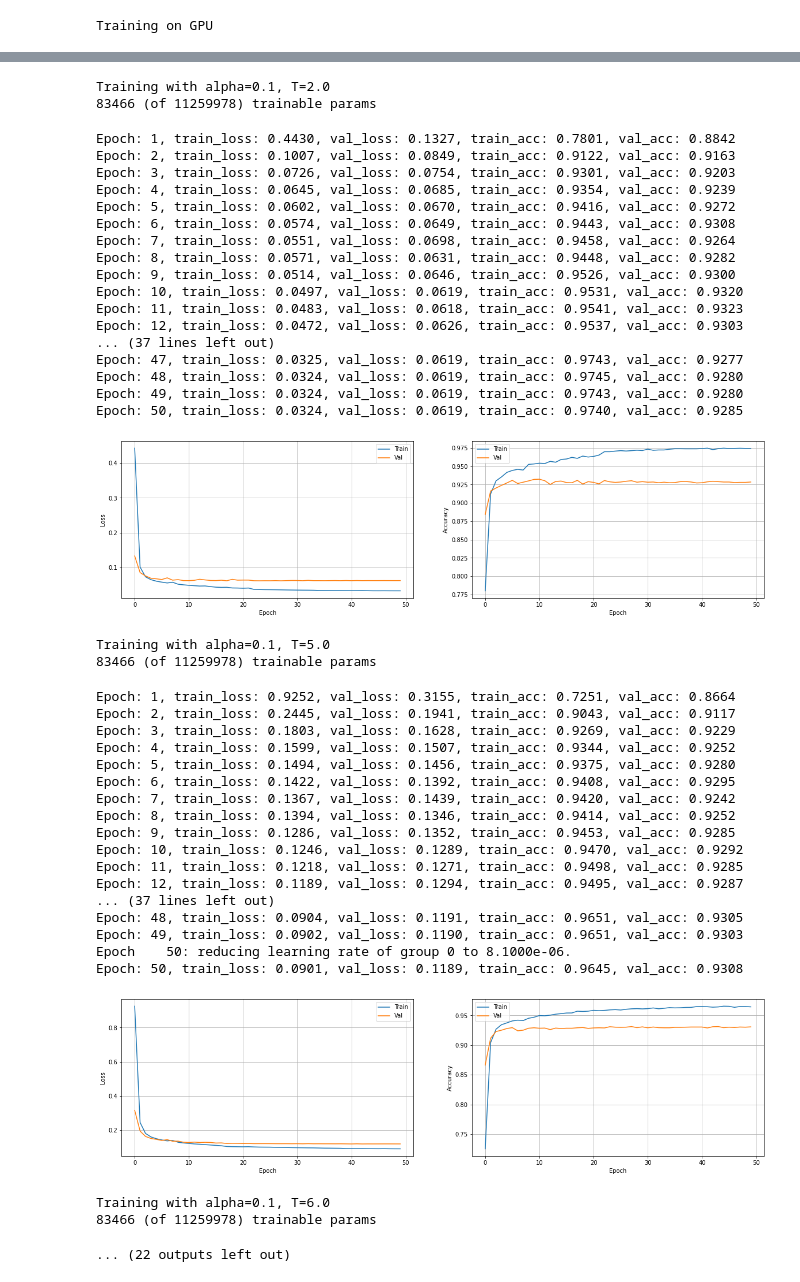
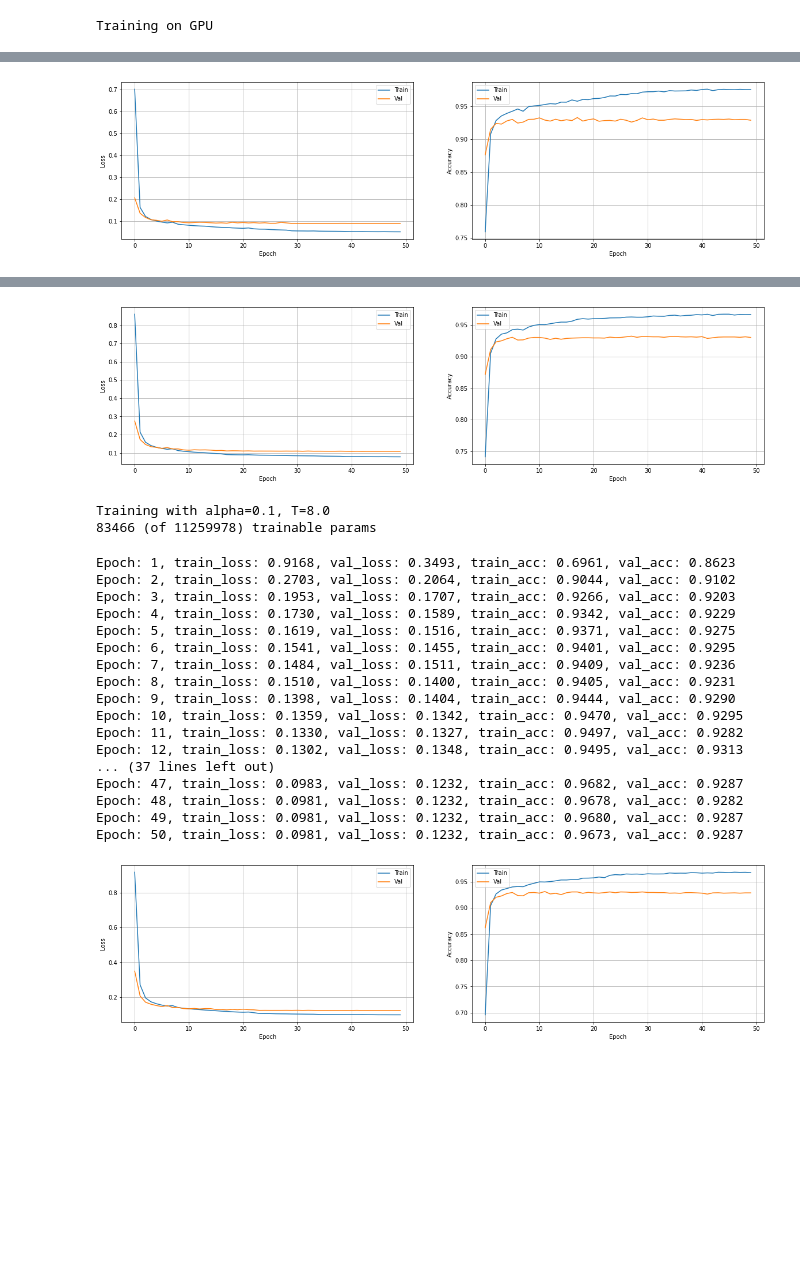
Before and after one commit to stdereka/knowledge-distillation, a Jupyter notebook: experiments.ipynb, the cells around one changed output, grey strips where cells are left out. Drawn from its saved outputs; the diff is of its cells as text; code cells hidden in the pictures; blank space fills up the shorter version.

Commit message:
Experiment T [3.0, 4.0, 8.0] alpha 0.1 resnet18 <- resnet101

```diff
--- a/experiments.ipynb
+++ b/experiments.ipynb
@@ -178,6 +111,6 @@ OOF accuracy score: 0.9591135734072023
 # %%
-alphas =  [0.1, 0.5] # [0.01, 0.05, 0.1, 0.15, 0.2, 0.5]
-temperatures = [1.0, 2.0, 5.0, 6.0, 7.0, 10.0]
+alphas =  [0.1] # [0.01, 0.05, 0.1, 0.15, 0.2, 0.5]
+temperatures = [3.0, 4.0, 8.0] # [1.0, 2.0, 5.0, 6.0, 7.0, 10.0]
 os.makedirs("./experiments/hyperparams", exist_ok=True)
 
 for alpha, t in product(alphas, temperatures):
@@ -199,0 +150 @@ Downloading: "https://download.pytorch.org/models/resnet18-5c106cde.pth" to /roo
+[figure, new version]
@@ -219,46 +170,24 @@ Epoch: 50, train_loss: 0.0136, val_loss: 0.0388, train_acc: 0.9802, val_acc: 0.9
+[figure, new version]
-Training with alpha=0.1, T=2.0
+Training with alpha=0.1, T=8.0
 83466 (of 11259978) trainable params
-Epoch: 1, train_loss: 0.4430, val_loss: 0.1327, train_acc: 0.7801, val_acc: 0.8842
-Epoch: 2, train_loss: 0.1007, val_loss: 0.0849, train_acc: 0.9122, val_acc: 0.9163
-Epoch: 3, train_loss: 0.0726, val_loss: 0.0754, train_acc: 0.9301, val_acc: 0.9203
-Epoch: 4, train_loss: 0.0645, val_loss: 0.0685, train_acc: 0.9354, val_acc: 0.9239
-Epoch: 5, train_loss: 0.0602, val_loss: 0.0670, train_acc: 0.9416, val_acc: 0.9272
-Epoch: 6, train_loss: 0.0574, val_loss: 0.0649, train_acc: 0.9443, val_acc: 0.9308
-Epoch: 7, train_loss: 0.0551, val_loss: 0.0698, train_acc: 0.9458, val_acc: 0.9264
-Epoch: 8, train_loss: 0.0571, val_loss: 0.0631, train_acc: 0.9448, val_acc: 0.9282
-Epoch: 9, train_loss: 0.0514, val_loss: 0.0646, train_acc: 0.9526, val_acc: 0.9300
-Epoch: 10, train_loss: 0.0497, val_loss: 0.0619, train_acc: 0.9531, val_acc: 0.9320
-Epoch: 11, train_loss: 0.0483, val_loss: 0.0618, train_acc: 0.9541, val_acc: 0.9323
-Epoch: 12, train_loss: 0.0472, val_loss: 0.0626, train_acc: 0.9537, val_acc: 0.9303
+Epoch: 1, train_loss: 0.9168, val_loss: 0.3493, train_acc: 0.6961, val_acc: 0.8623
+Epoch: 2, train_loss: 0.2703, val_loss: 0.2064, train_acc: 0.9044, val_acc: 0.9102
+Epoch: 3, train_loss: 0.1953, val_loss: 0.1707, train_acc: 0.9266, val_acc: 0.9203
+Epoch: 4, train_loss: 0.1730, val_loss: 0.1589, train_acc: 0.9342, val_acc: 0.9229
+Epoch: 5, train_loss: 0.1619, val_loss: 0.1516, train_acc: 0.9371, val_acc: 0.9275
+Epoch: 6, train_loss: 0.1541, val_loss: 0.1455, train_acc: 0.9401, val_acc: 0.9295
+Epoch: 7, train_loss: 0.1484, val_loss: 0.1511, train_acc: 0.9409, val_acc: 0.9236
+Epoch: 8, train_loss: 0.1510, val_loss: 0.1400, train_acc: 0.9405, val_acc: 0.9231
+Epoch: 9, train_loss: 0.1398, val_loss: 0.1404, train_acc: 0.9444, val_acc: 0.9290
+Epoch: 10, train_loss: 0.1359, val_loss: 0.1342, train_acc: 0.9470, val_acc: 0.9295
+Epoch: 11, train_loss: 0.1330, val_loss: 0.1327, train_acc: 0.9497, val_acc: 0.9282
+Epoch: 12, train_loss: 0.1302, val_loss: 0.1348, train_acc: 0.9495, val_acc: 0.9313
 ... (37 lines left out)
-Epoch: 47, train_loss: 0.0325, val_loss: 0.0619, train_acc: 0.9743, val_acc: 0.9277
-Epoch: 48, train_loss: 0.0324, val_loss: 0.0619, train_acc: 0.9745, val_acc: 0.9280
-Epoch: 49, train_loss: 0.0324, val_loss: 0.0619, train_acc: 0.9743, val_acc: 0.9280
-Epoch: 50, train_loss: 0.0324, val_loss: 0.0619, train_acc: 0.9740, val_acc: 0.9285
+Epoch: 47, train_loss: 0.0983, val_loss: 0.1232, train_acc: 0.9682, val_acc: 0.9287
+Epoch: 48, train_loss: 0.0981, val_loss: 0.1232, train_acc: 0.9678, val_acc: 0.9282
+Epoch: 49, train_loss: 0.0981, val_loss: 0.1232, train_acc: 0.9680, val_acc: 0.9287
+Epoch: 50, train_loss: 0.0981, val_loss: 0.1232, train_acc: 0.9673, val_acc: 0.9287
-[figure, old version]
-Training with alpha=0.1, T=5.0
-83466 (of 11259978) trainable params
-Epoch: 1, train_loss: 0.9252, val_loss: 0.3155, train_acc: 0.7251, val_acc: 0.8664
-Epoch: 2, train_loss: 0.2445, val_loss: 0.1941, train_acc: 0.9043, val_acc: 0.9117
-Epoch: 3, train_loss: 0.1803, val_loss: 0.1628, train_acc: 0.9269, val_acc: 0.9229
-Epoch: 4, train_loss: 0.1599, val_loss: 0.1507, train_acc: 0.9344, val_acc: 0.9252
-Epoch: 5, train_loss: 0.1494, val_loss: 0.1456, train_acc: 0.9375, val_acc: 0.9280
-Epoch: 6, train_loss: 0.1422, val_loss: 0.1392, train_acc: 0.9408, val_acc: 0.9295
-Epoch: 7, train_loss: 0.1367, val_loss: 0.1439, train_acc: 0.9420, val_acc: 0.9242
-Epoch: 8, train_loss: 0.1394, val_loss: 0.1346, train_acc: 0.9414, val_acc: 0.9252
-Epoch: 9, train_loss: 0.1286, val_loss: 0.1352, train_acc: 0.9453, val_acc: 0.9285
-Epoch: 10, train_loss: 0.1246, val_loss: 0.1289, train_acc: 0.9470, val_acc: 0.9292
-Epoch: 11, train_loss: 0.1218, val_loss: 0.1271, train_acc: 0.9498, val_acc: 0.9285
-Epoch: 12, train_loss: 0.1189, val_loss: 0.1294, train_acc: 0.9495, val_acc: 0.9287
-... (37 lines left out)
-Epoch: 48, train_loss: 0.0904, val_loss: 0.1191, train_acc: 0.9651, val_acc: 0.9305
-Epoch: 49, train_loss: 0.0902, val_loss: 0.1190, train_acc: 0.9651, val_acc: 0.9303
-Epoch    50: reducing learning rate of group 0 to 8.1000e-06.
-Epoch: 50, train_loss: 0.0901, val_loss: 0.1189, train_acc: 0.9645, val_acc: 0.9308
-[figure, old version]
+[figure, new version]
-Training with alpha=0.1, T=6.0
-83466 (of 11259978) trainable params
-... (22 outputs left out)
 # %%
 seed_everything(SEED)
 resnet18 = resnet18_student2(N_CLASSES, DEVICE)
```
Also changed, not shown: parts of 5 cells of this notebook, 4 other files.
